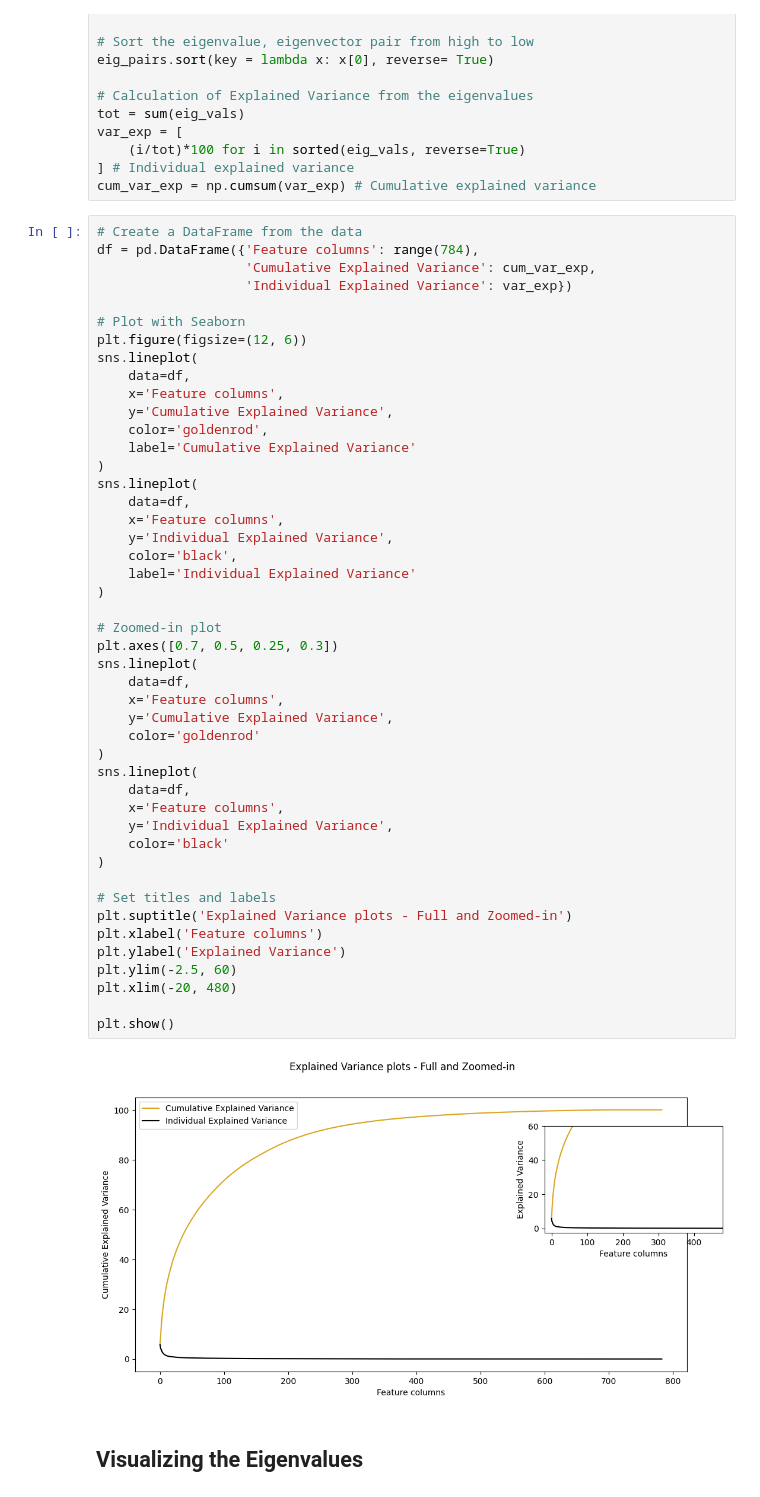
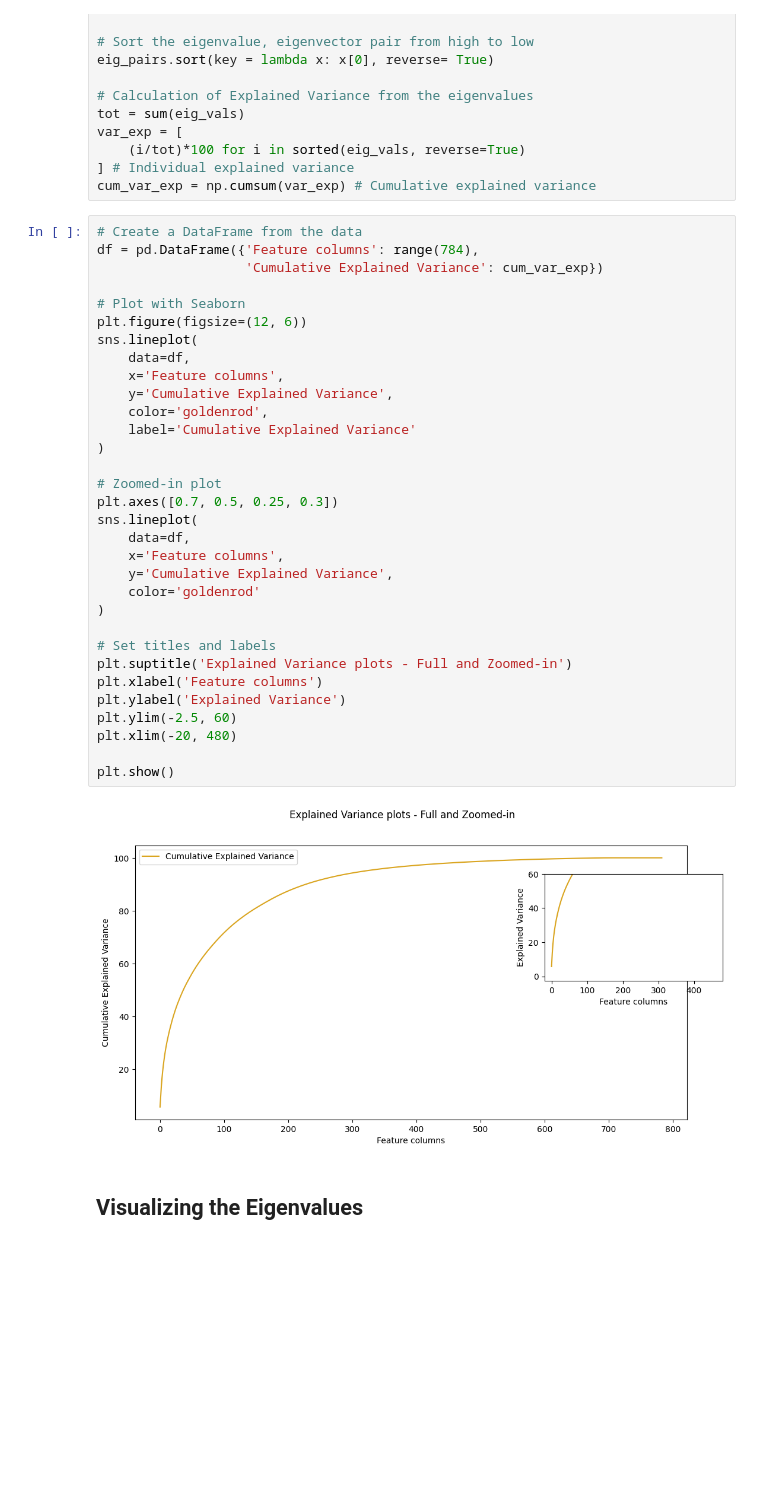
Before and after one commit to rgferrari/dimensionality-reduction, a Jupyter notebook: mnist-dim-reduction.ipynb, the cells around one changed output. Cells and saved outputs as stored; diff of their text form; blank space fills up the shorter version.

```diff
--- a/mnist-dim-reduction.ipynb
+++ b/mnist-dim-reduction.ipynb
@@ -62,51 +62,37 @@ cum_var_exp = np.cumsum(var_exp) # Cumulative explained variance
 # %%
 # Create a DataFrame from the data
 df = pd.DataFrame({'Feature columns': range(784),
-                   'Cumulative Explained Variance': cum_var_exp,
-                   'Individual Explained Variance': var_exp})
+                   'Cumulative Explained Variance': cum_var_exp})
 
 # Plot with Seaborn
 plt.figure(figsize=(12, 6))
 sns.lineplot(
     data=df,
     x='Feature columns',
     y='Cumulative Explained Variance',
     color='goldenrod',
     label='Cumulative Explained Variance'
 )
-sns.lineplot(
-    data=df,
-    x='Feature columns',
-    y='Individual Explained Variance',
-    color='black',
-    label='Individual Explained Variance'
-)
 
 # Zoomed-in plot
 plt.axes([0.7, 0.5, 0.25, 0.3])
 sns.lineplot(
     data=df,
     x='Feature columns',
     y='Cumulative Explained Variance',
     color='goldenrod'
-)
-sns.lineplot(
-    data=df,
-    x='Feature columns',
-    y='Individual Explained Variance',
-    color='black'
 )
 
 # Set titles and labels
 plt.suptitle('Explained Variance plots - Full and Zoomed-in')
 plt.xlabel('Feature columns')
 plt.ylabel('Explained Variance')
 plt.ylim(-2.5, 60)
 plt.xlim(-20, 480)
 
 plt.show()
 # %% [output]
-[figure, old version]
+[figure, new version]
 # %% [markdown]
 ## Visualizing the Eigenvalues
 # %%
```
Also changed, not shown: parts of 5 cells of this notebook.
